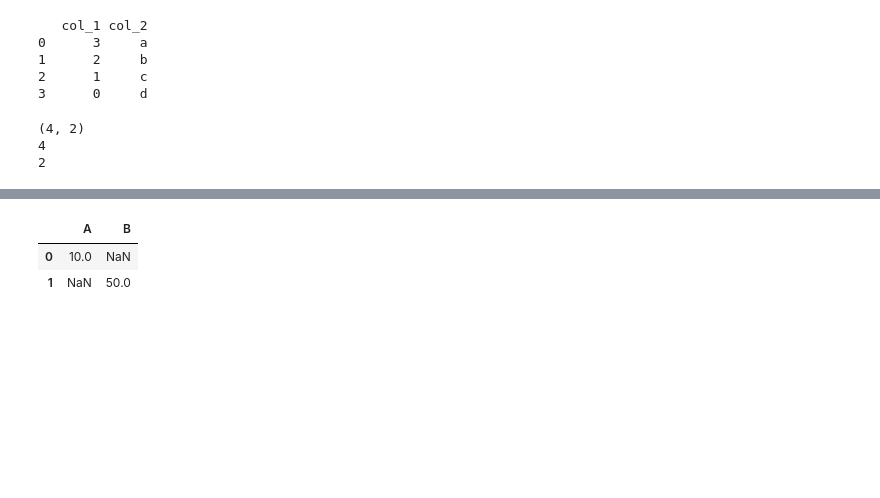
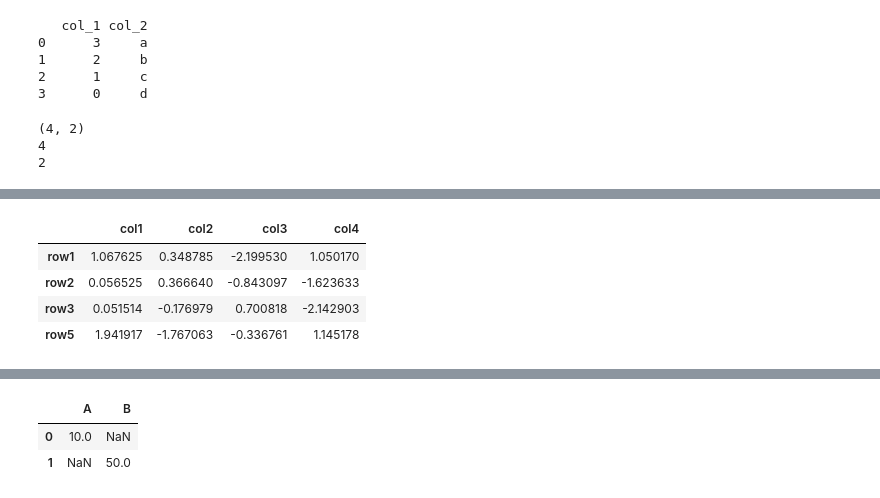
Before and after one commit to alezanper/python-notes, a Jupyter notebook: Pandas/02_DataFrames.ipynb, the cells around one changed output, grey strips where cells are left out. Drawn from its saved outputs; the diff is of its cells as text; code cells hidden in the pictures; blank space fills up the shorter version.

```diff
--- a/Pandas/02_DataFrames.ipynb
+++ b/Pandas/02_DataFrames.ipynb
@@ -206,3 +225,12 @@ df[df['col1'] > 0]
+# %%
+# Another way
+df[df.col1 > 0]
+# %% [output]
+|  | col1 | col2 | col3 | col4 |
+| row1 | 1.067625 | 0.348785 | -2.199530 | 1.050170 |
+| row2 | 0.056525 | 0.366640 | -0.843097 | -1.623633 |
+| row3 | 0.051514 | -0.176979 | 0.700818 | -2.142903 |
+| row5 | 1.941917 | -1.767063 | -0.336761 | 1.145178 |
 # %%
 # Selecting from conditionals
 df[df['col1'] > 0][['col2', 'col4']]
```
Also changed, not shown: parts of 26 cells of this notebook.
